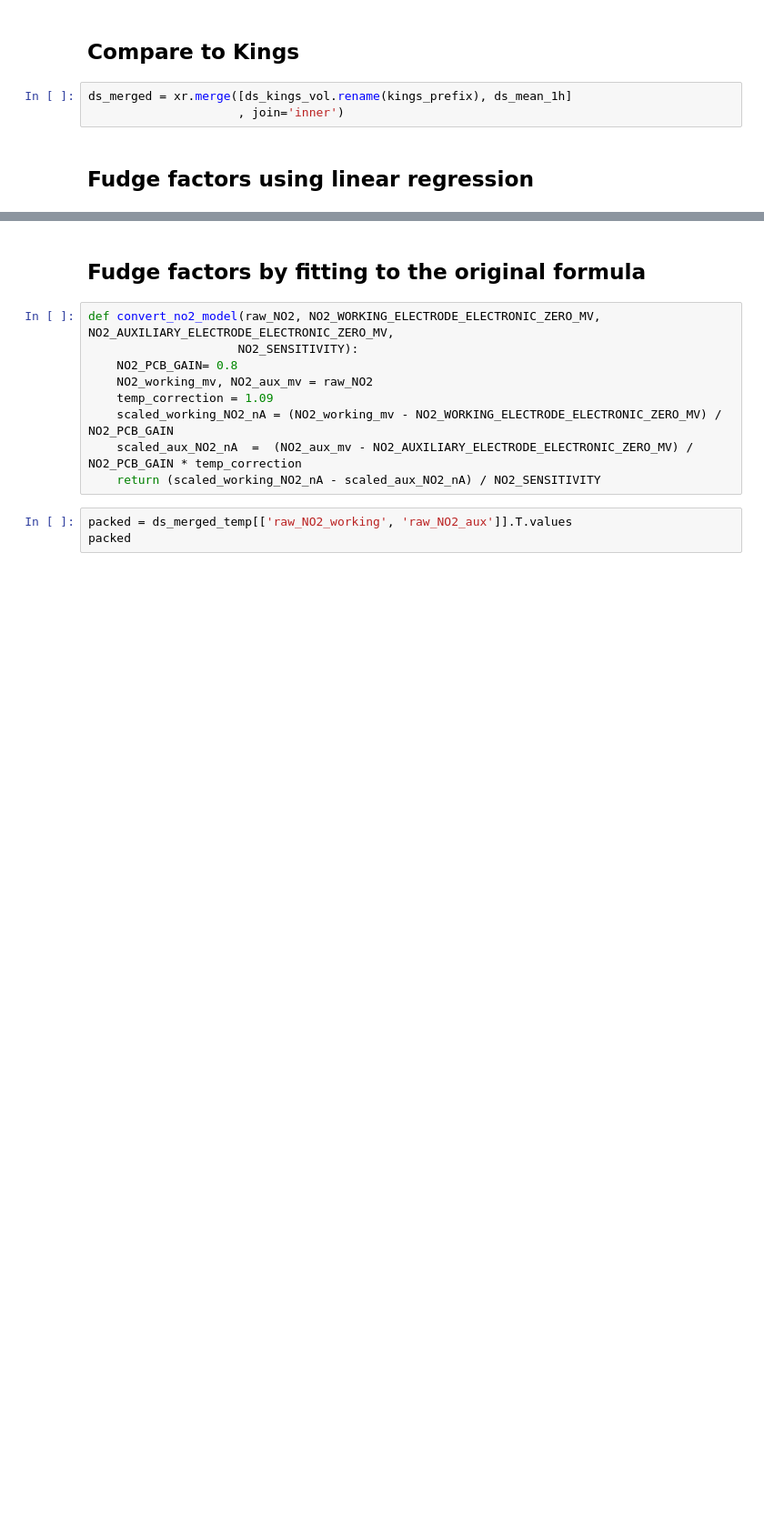
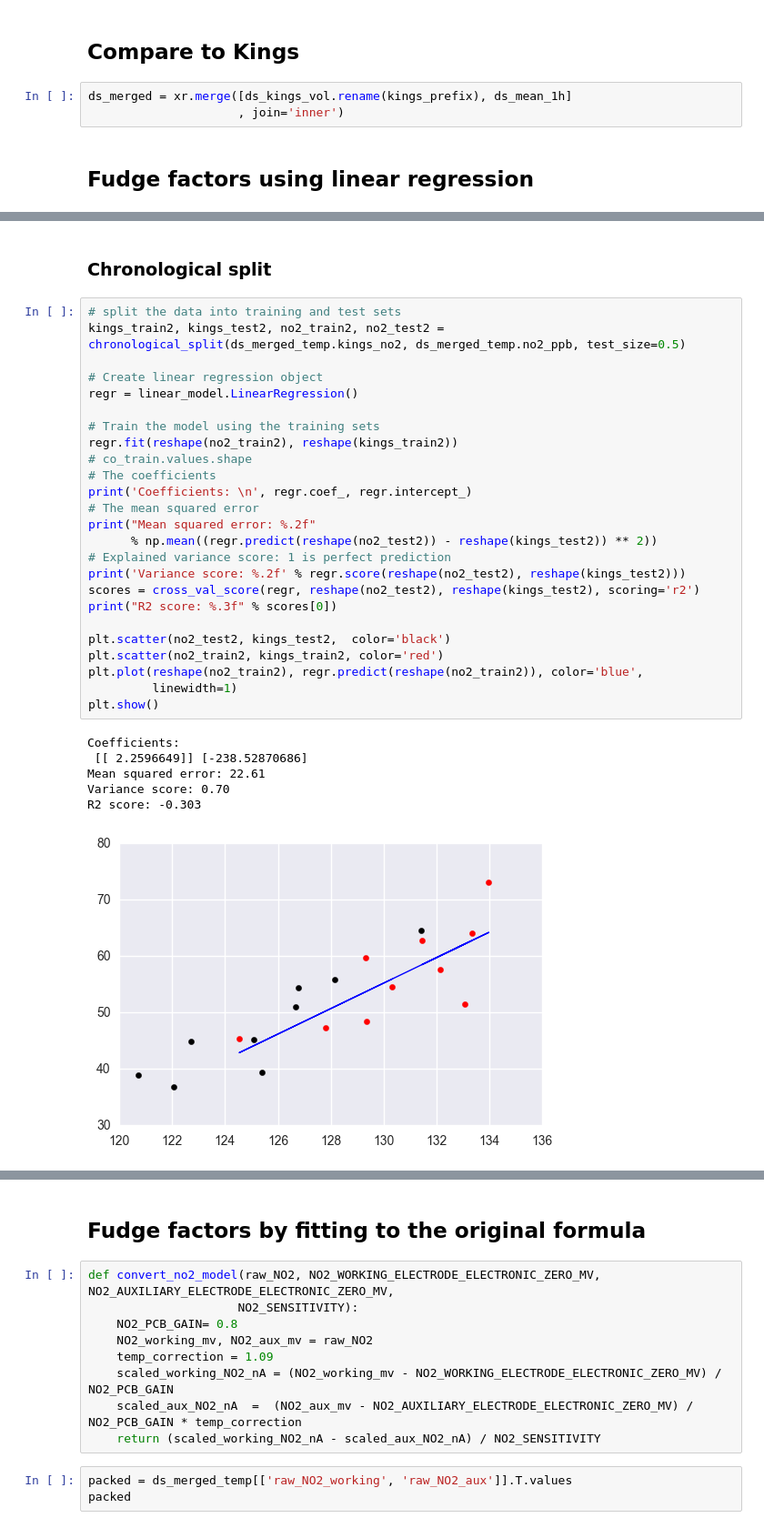
Before and after one commit to lingxz/climathon2016, a Jupyter notebook: sensors-colocation.ipynb, the cells around one changed output, grey strips where cells are left out. Shown: that part at 91% size. Drawn from its saved outputs; the diff is of its cells as text; blank space fills up the shorter version.

```diff
--- a/sensors-colocation.ipynb
+++ b/sensors-colocation.ipynb
@@ -411,3 +413,37 @@ Variance score: 0.64
+# %% [markdown]
+### Chronological split
+# %%
+# split the data into training and test sets
+kings_train2, kings_test2, no2_train2, no2_test2 = chronological_split(ds_merged_temp.kings_no2, ds_merged_temp.no2_ppb, test_size=0.5)
+
+# Create linear regression object
+regr = linear_model.LinearRegression()
+
+# Train the model using the training sets
+regr.fit(reshape(no2_train2), reshape(kings_train2))
+# co_train.values.shape
+# The coefficients
+print('Coefficients: \n', regr.coef_, regr.intercept_)
+# The mean squared error
+print("Mean squared error: %.2f"
+      % np.mean((regr.predict(reshape(no2_test2)) - reshape(kings_test2)) ** 2))
+# Explained variance score: 1 is perfect prediction
+print('Variance score: %.2f' % regr.score(reshape(no2_test2), reshape(kings_test2)))
+scores = cross_val_score(regr, reshape(no2_test2), reshape(kings_test2), scoring='r2')
+print("R2 score: %.3f" % scores[0])
+
+plt.scatter(no2_test2, kings_test2,  color='black')
+plt.scatter(no2_train2, kings_train2, color='red')
+plt.plot(reshape(no2_train2), regr.predict(reshape(no2_train2)), color='blue',
+         linewidth=1)
+plt.show()
+# %% [output]
+Coefficients:
+ [[ 2.2596649]] [-238.52870686]
+Mean squared error: 22.61
+Variance score: 0.70
+R2 score: -0.303
+[figure, added]
 # %%
 ds_merged['no2_ppb_modified'] = ds_merged['no2_ppb'] * regr.coef_[0] + regr.intercept_[0]
 compare(ds_merged,'kings_no2','no2_ppb_modified')
```
Also changed, not shown: parts of 6 cells of this notebook.
